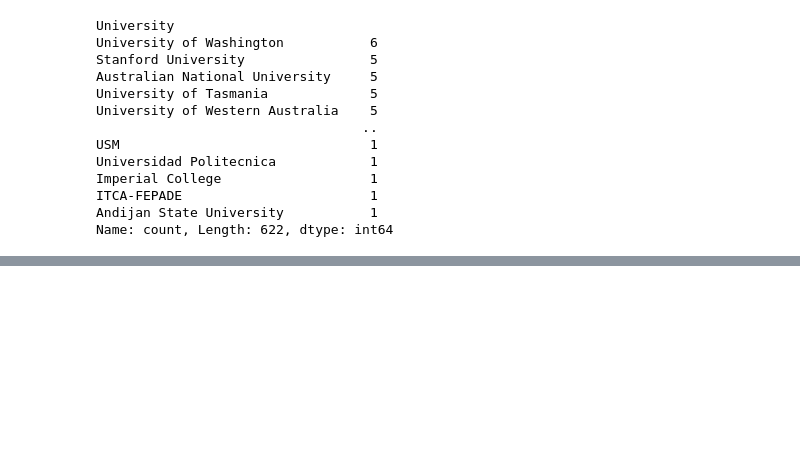
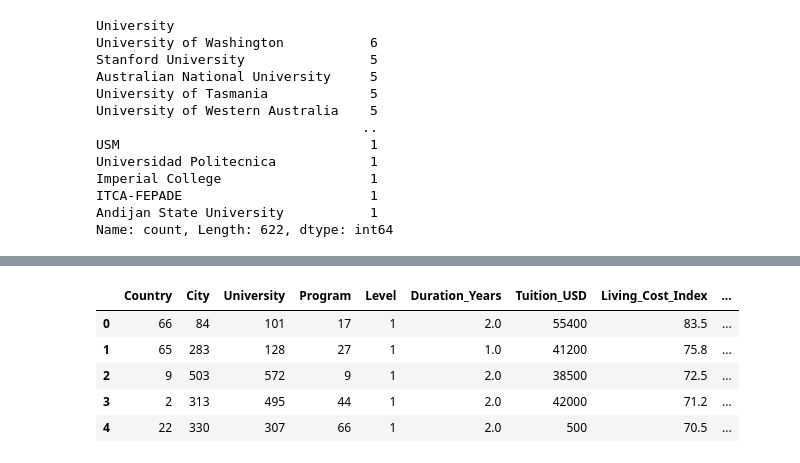
Before and after one commit to ashuwebdevloper/GEN-AI, a Jupyter notebook: ML/demo_ML_Project.ipynb, the cells around one changed output, grey strips where cells are left out. Drawn from its saved outputs; the diff is of its cells as text; code cells hidden in the pictures; blank space fills up the shorter version.

```diff
--- a/ML/demo_ML_Project.ipynb
+++ b/ML/demo_ML_Project.ipynb
@@ -404,0 +467,9 @@ NameError: name 'university' is not defined
+# %%
+df.head()
+# %% [output]
+|  | Country | City | University | Program | Level | Duration_Years | Tuition_USD | Living_Cost_Index | ... |
+| 0 | 66 | 84 | 101 | 17 | 1 | 2.0 | 55400 | 83.5 | ... |
+| 1 | 65 | 283 | 128 | 27 | 1 | 1.0 | 41200 | 75.8 | ... |
+| 2 | 9 | 503 | 572 | 9 | 1 | 2.0 | 38500 | 72.5 | ... |
+| 3 | 2 | 313 | 495 | 44 | 1 | 2.0 | 42000 | 71.2 | ... |
+| 4 | 22 | 330 | 307 | 66 | 1 | 2.0 | 500 | 70.5 | ... |
```
Also changed, not shown: parts of 65 cells of this notebook.
